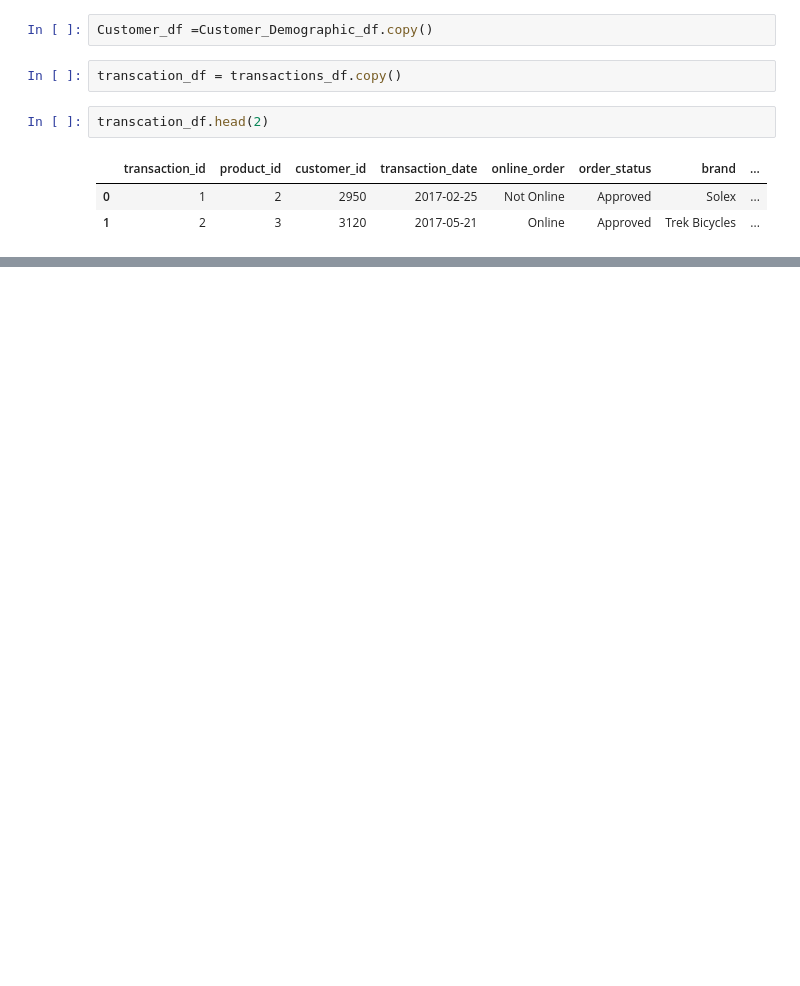
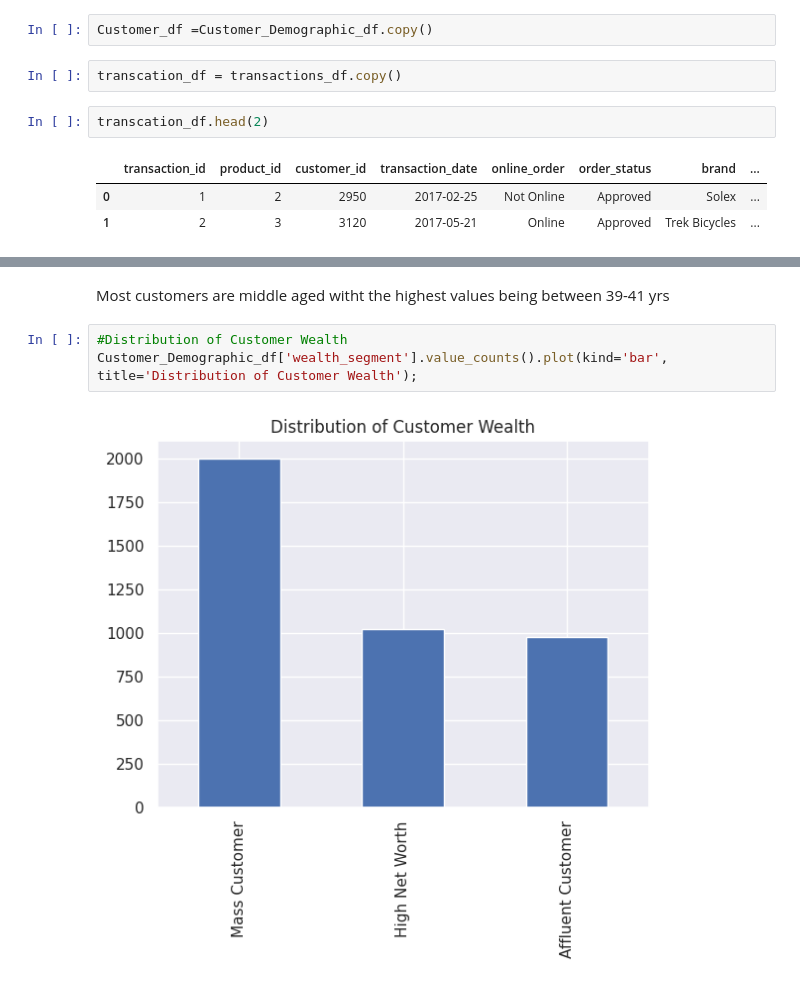
Before and after one commit to kanjamwingirwa/KPMG_AU_Virtual_Internship, a Jupyter notebook: KPMG_AU_INTERNSHIP_FINAL_PY.ipynb, the cells around one changed output, grey strips where cells are left out. Cells and saved outputs as stored; diff of their text form; blank space fills up the shorter version.

```diff
--- a/KPMG_AU_INTERNSHIP_FINAL_PY.ipynb
+++ b/KPMG_AU_INTERNSHIP_FINAL_PY.ipynb
@@ -472,0 +502,7 @@ transcation_df.head(2)
+# %% [markdown]
+Most customers are middle aged witht the highest values being between 39-41 yrs
+# %%
+#Distribution of Customer Wealth
+Customer_Demographic_df['wealth_segment'].value_counts().plot(kind='bar', title='Distribution of Customer Wealth');
+# %% [output]
+[figure, added]
```
Also changed, not shown: parts of 13 cells of this notebook.
